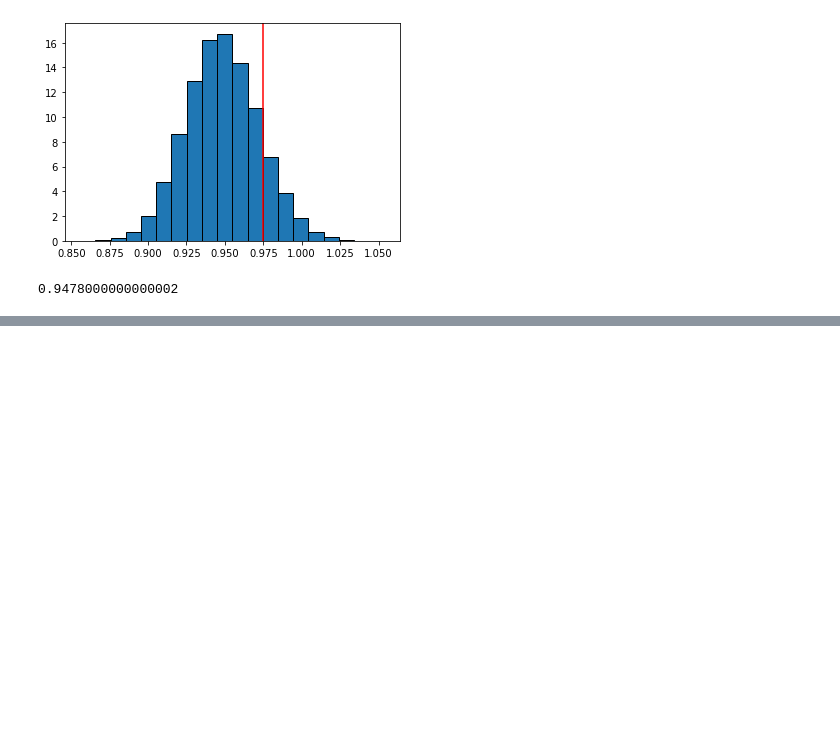
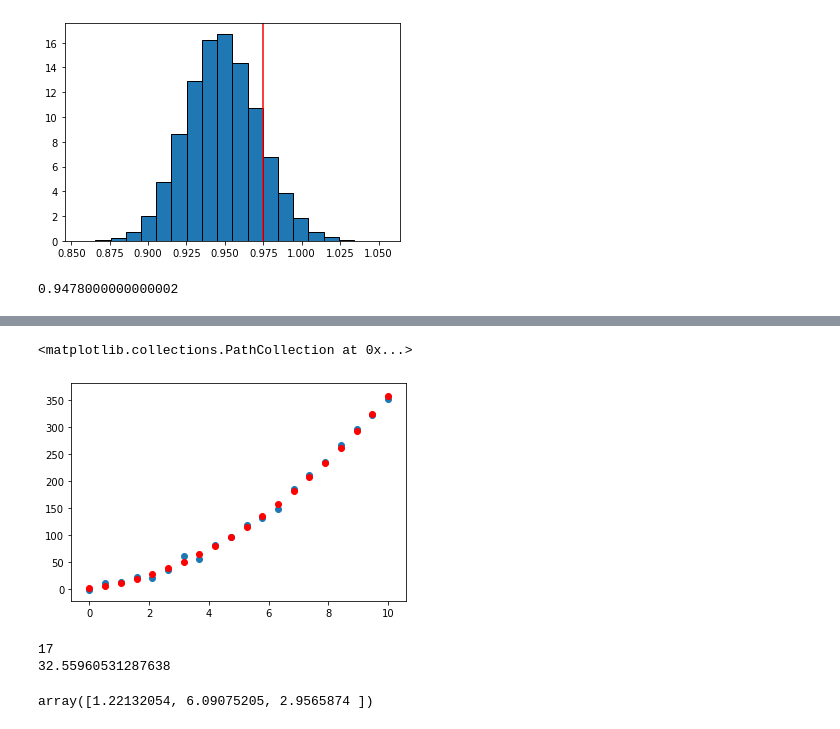
Before and after one commit to florez/Estadistica_Herramientas, a Jupyter notebook: Sesion6/Bootstrapping.ipynb, the cells around one changed output, grey strips where cells are left out. Drawn from its saved outputs; the diff is of its cells as text; code cells hidden in the pictures; blank space fills up the shorter version.

```diff
--- a/Sesion6/Bootstrapping.ipynb
+++ b/Sesion6/Bootstrapping.ipynb
@@ -48,0 +92,18 @@ file = '../Data/Sesion6/MinimosCuadratico.txt'
+# %%
+def Fit(x,y,n=3):
+
+    size = len(x)
+    b = y
+
+    A = np.ones((len(x),n))
+
+    for i in range(1,n):
+        A[:,i] = x**(i)
+
+    # Hacer  el ajuste
+    M = np.dot(A.T,A)
+    bt = np.dot(A.T,b)
+
+    xsol = np.linalg.solve(M,bt)
+
+    return xsol
@@ -48,0 +116,15 @@ file = '../Data/Sesion6/MinimosCuadratico.txt'
+# %%
+def GetModel(x,p):
+
+    y = 0.
+    for i in range(len(p)):
+        y += p[i]*x**i
+
+    return y
+# %%
+t = np.linspace(0,10,100)
+plt.scatter(x,y)
+plt.scatter(x, GetModel(x,p), color='r' )
+# %% [output]
+<matplotlib.collections.PathCollection at 0x...>
+[figure, added]
@@ -48,0 +134,9 @@ file = '../Data/Sesion6/MinimosCuadratico.txt'
+# %%
+Chi2 = GetChi2(x,y,p)
+Chi2
+df = N - n # Grados de libertad
+print(df)
+print(Chi2/df)
+# %% [output]
+17
+32.55960531287638
@@ -48,0 +155,4 @@ file = '../Data/Sesion6/MinimosCuadratico.txt'
+# %%
+p
+# %% [output]
+array([1.22132054, 6.09075205, 2.9565874 ])
```
Also changed, not shown: parts of 19 cells of this notebook.
